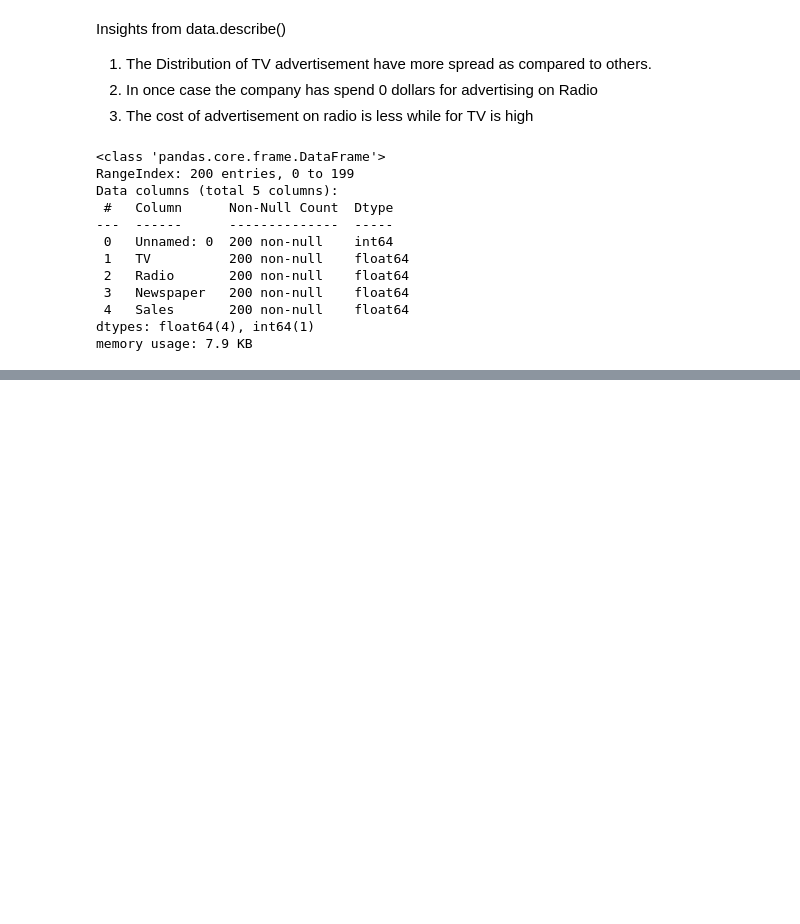
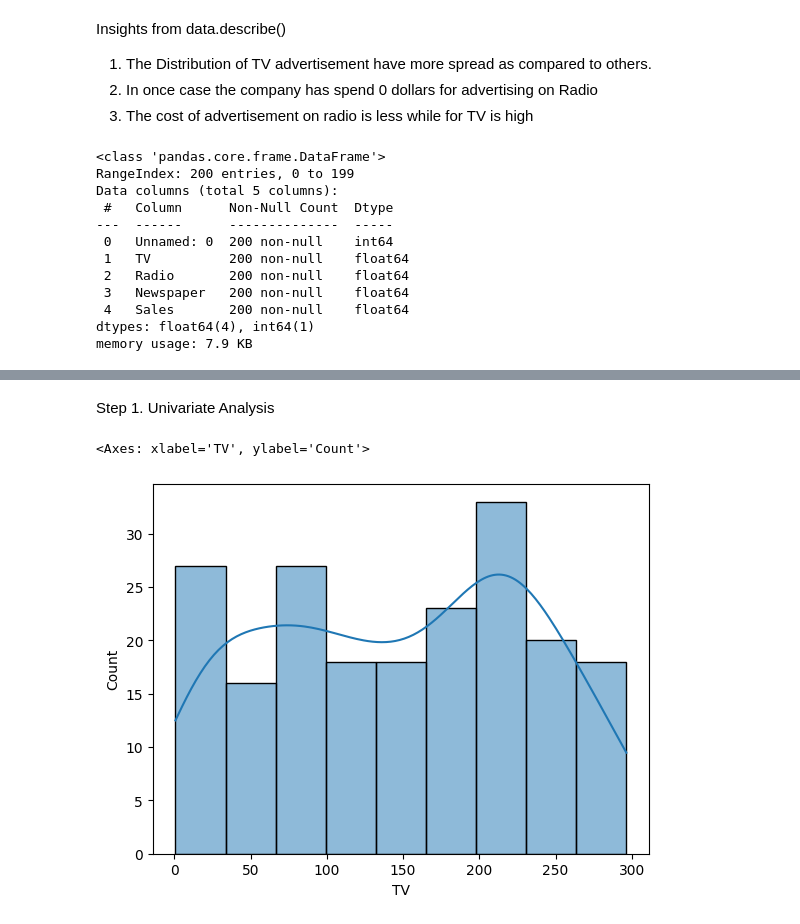
Before and after one commit to Aditya190704/Supervised_Learning_Practice, a Jupyter notebook: Ad_Spend_Sales/Ad_Spend_Sales.ipynb, the cells around one changed output, grey strips where cells are left out. Drawn from its saved outputs; the diff is of its cells as text; code cells hidden in the pictures; blank space fills up the shorter version.

```diff
--- a/Ad_Spend_Sales/Ad_Spend_Sales.ipynb
+++ b/Ad_Spend_Sales/Ad_Spend_Sales.ipynb
@@ -87,0 +99,9 @@ memory usage: 7.9 KB
+# %% [markdown]
+Step 1. Univariate Analysis
+# %%
+# Analyzing TV
+
+sns.histplot(x=data.TV, kde=True)
+# %% [output]
+<Axes: xlabel='TV', ylabel='Count'>
+[figure, added]
```
Also changed, not shown: parts of 2 cells of this notebook.
